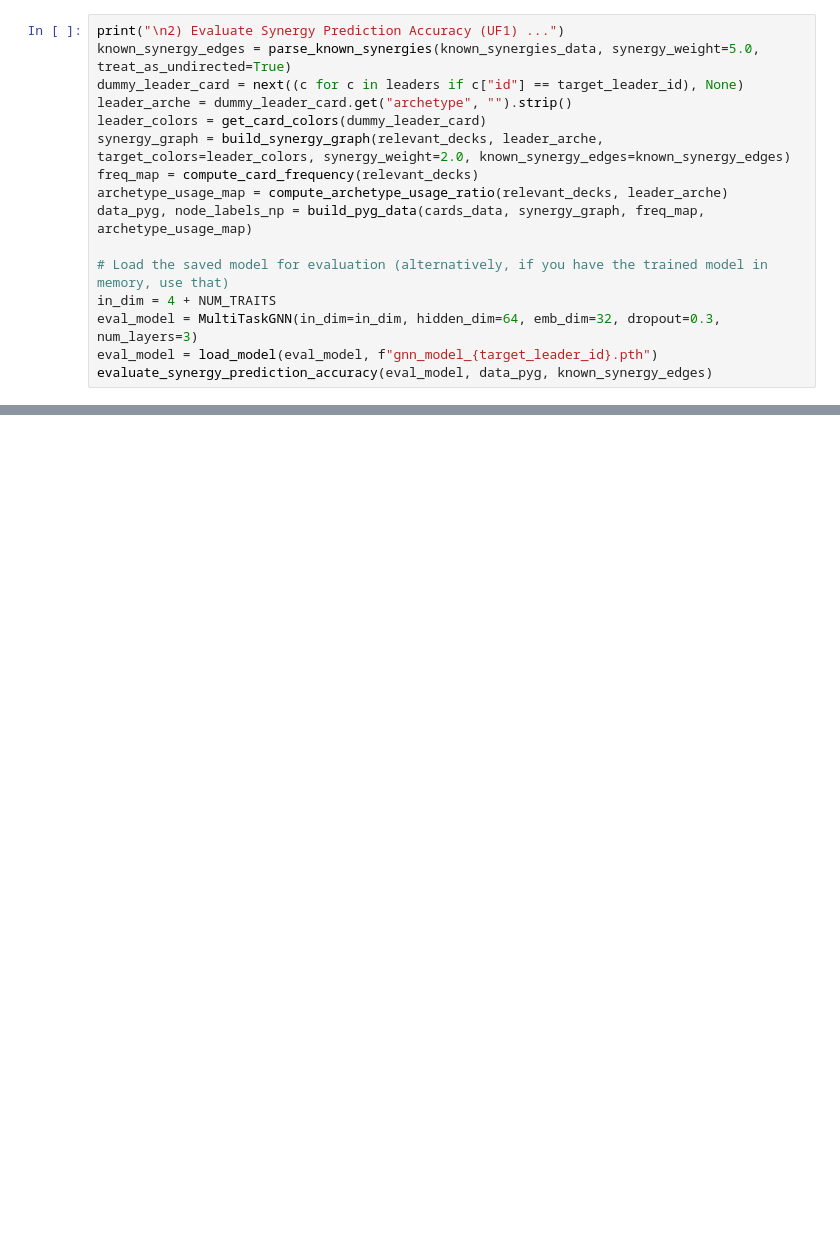
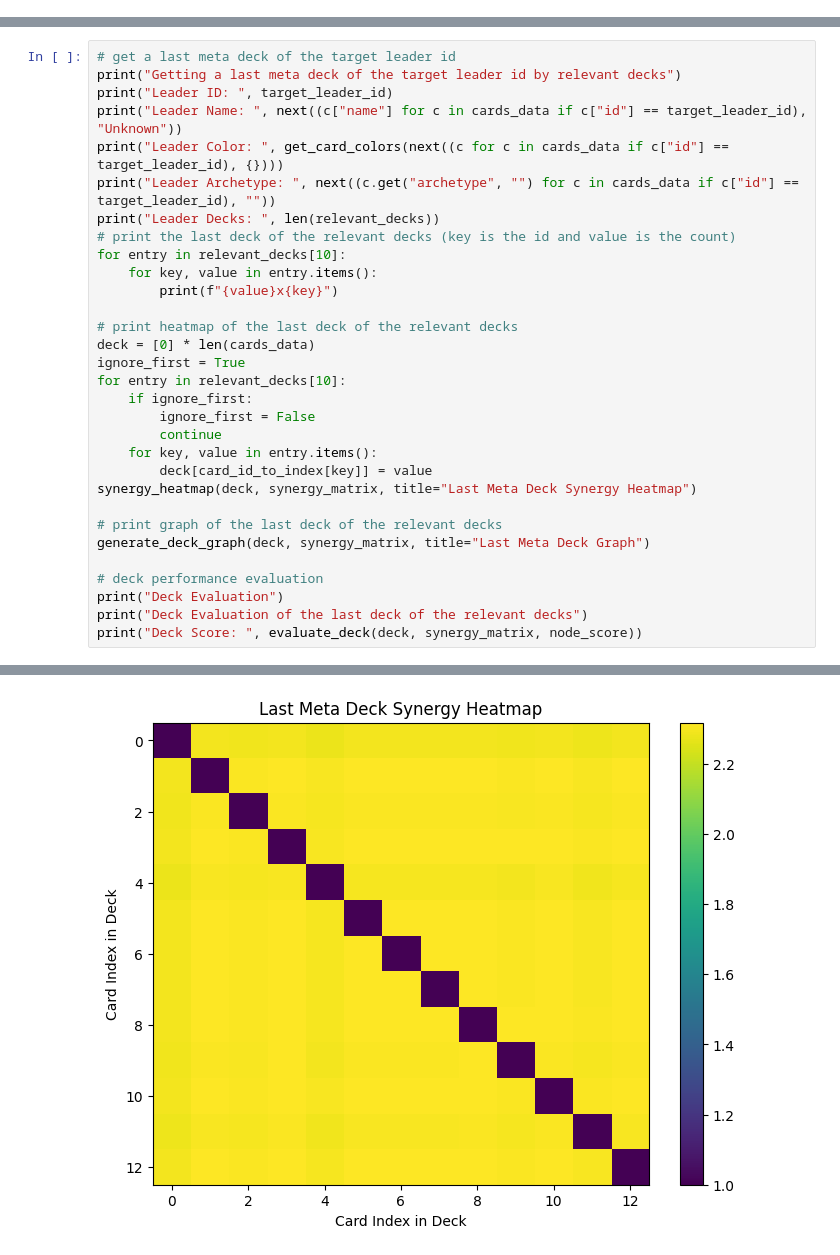
Before and after one commit to yungxramoz/optcg-gnn, a Jupyter notebook: 05_gnn.ipynb, the cells around one changed output, grey strips where cells are left out. Drawn from its saved outputs; the diff is of its cells as text; blank space fills up the shorter version.

```diff
--- a/05_gnn.ipynb
+++ b/05_gnn.ipynb
@@ -833,16 +0,0 @@ Model saved to models\gnn_model_OP01-001.pth
-# %%
-print("\n2) Evaluate Synergy Prediction Accuracy (UF1) ...")
-known_synergy_edges = parse_known_synergies(known_synergies_data, synergy_weight=5.0, treat_as_undirected=True)
-dummy_leader_card = next((c for c in leaders if c["id"] == target_leader_id), None)
-leader_arche = dummy_leader_card.get("archetype", "").strip()
-leader_colors = get_card_colors(dummy_leader_card)
-synergy_graph = build_synergy_graph(relevant_decks, leader_arche, target_colors=leader_colors, synergy_weight=2.0, known_synergy_edges=known_synergy_edges)
-freq_map = compute_card_frequency(relevant_decks)
-archetype_usage_map = compute_archetype_usage_ratio(relevant_decks, leader_arche)
-data_pyg, node_labels_np = build_pyg_data(cards_data, synergy_graph, freq_map, archetype_usage_map)
-
-# Load the saved model for evaluation (alternatively, if you have the trained model in memory, use that)
-in_dim = 4 + NUM_TRAITS
-eval_model = MultiTaskGNN(in_dim=in_dim, hidden_dim=64, emb_dim=32, dropout=0.3, num_layers=3)
-eval_model = load_model(eval_model, f"gnn_model_{target_leader_id}.pth")
-evaluate_synergy_prediction_accuracy(eval_model, data_pyg, known_synergy_edges)
@@ -929,0 +725,32 @@ print("5) (UF5) Identify complex combos or underrepresented cards by analyzing s
+# %%
+# get a last meta deck of the target leader id
+print("Getting a last meta deck of the target leader id by relevant decks")
+print("Leader ID: ", target_leader_id)
+print("Leader Name: ", next((c["name"] for c in cards_data if c["id"] == target_leader_id), "Unknown"))
+print("Leader Color: ", get_card_colors(next((c for c in cards_data if c["id"] == target_leader_id), {})))
+print("Leader Archetype: ", next((c.get("archetype", "") for c in cards_data if c["id"] == target_leader_id), ""))
+print("Leader Decks: ", len(relevant_decks))
+# print the last deck of the relevant decks (key is the id and value is the count)
+for entry in relevant_decks[10]:
+    for key, value in entry.items():
+        print(f"{value}x{key}")
+
+# print heatmap of the last deck of the relevant decks
+deck = [0] * len(cards_data)
+ignore_first = True
+for entry in relevant_decks[10]:
+    if ignore_first:
+        ignore_first = False
+        continue
+    for key, value in entry.items():
+        deck[card_id_to_index[key]] = value
+synergy_heatmap(deck, synergy_matrix, title="Last Meta Deck Synergy Heatmap")
+
+# print graph of the last deck of the relevant decks
+generate_deck_graph(deck, synergy_matrix, title="Last Meta Deck Graph")
+
+# deck performance evaluation
+print("Deck Evaluation")
+print("Deck Evaluation of the last deck of the relevant decks")
+print("Deck Score: ", evaluate_deck(deck, synergy_matrix, node_score))
+# %% [output]
@@ -929,0 +777 @@ print("5) (UF5) Identify complex combos or underrepresented cards by analyzing s
+[figure, added]
```
Also changed, not shown: parts of 44 cells of this notebook, 42 other files.
